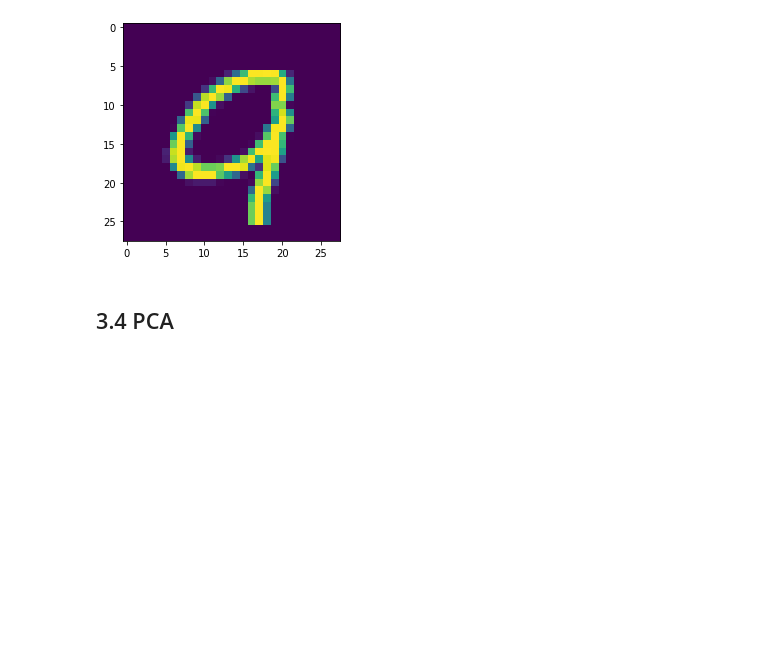
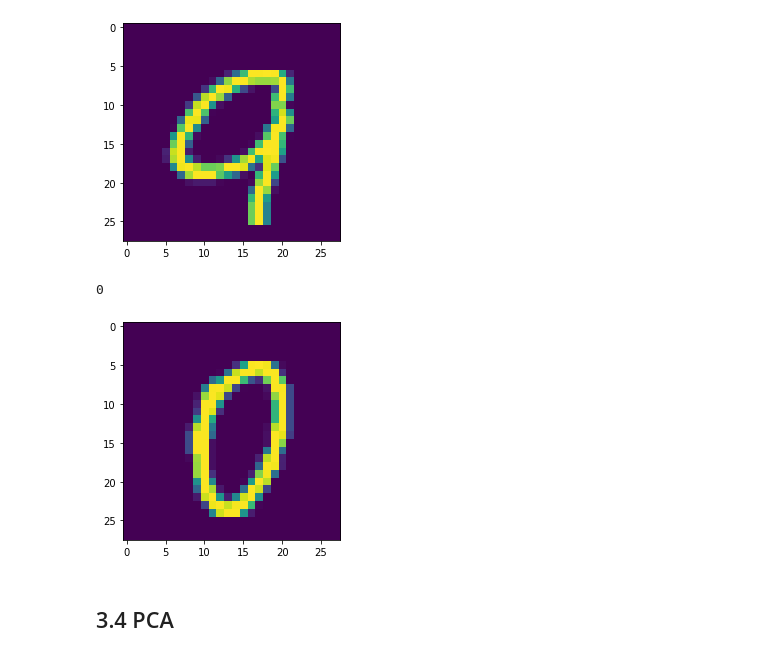
Before and after one commit to parthyadav13/Capstone3, a Jupyter notebook: Digit Recognition.ipynb, the cells around one changed output. Saved outputs shown, nothing was run; the diff lists cells and outputs as text; code cells hidden in the pictures; blank space fills up the shorter version.

```diff
--- a/Digit Recognition.ipynb
+++ b/Digit Recognition.ipynb
@@ -149,6 +162,12 @@ plt.imshow(x_train[3000].reshape(28,28));
 # %% [output]
 9
 [figure]
+# %%
+print(y_train[1000])
+plt.imshow(x_train[1000].reshape(28,28));
+# %% [output]
+0
+[figure, added]
 # %% [markdown]
 ## 3.4 PCA
 # %%
```
Also changed, not shown: parts of 17 cells of this notebook, 1 other file.
